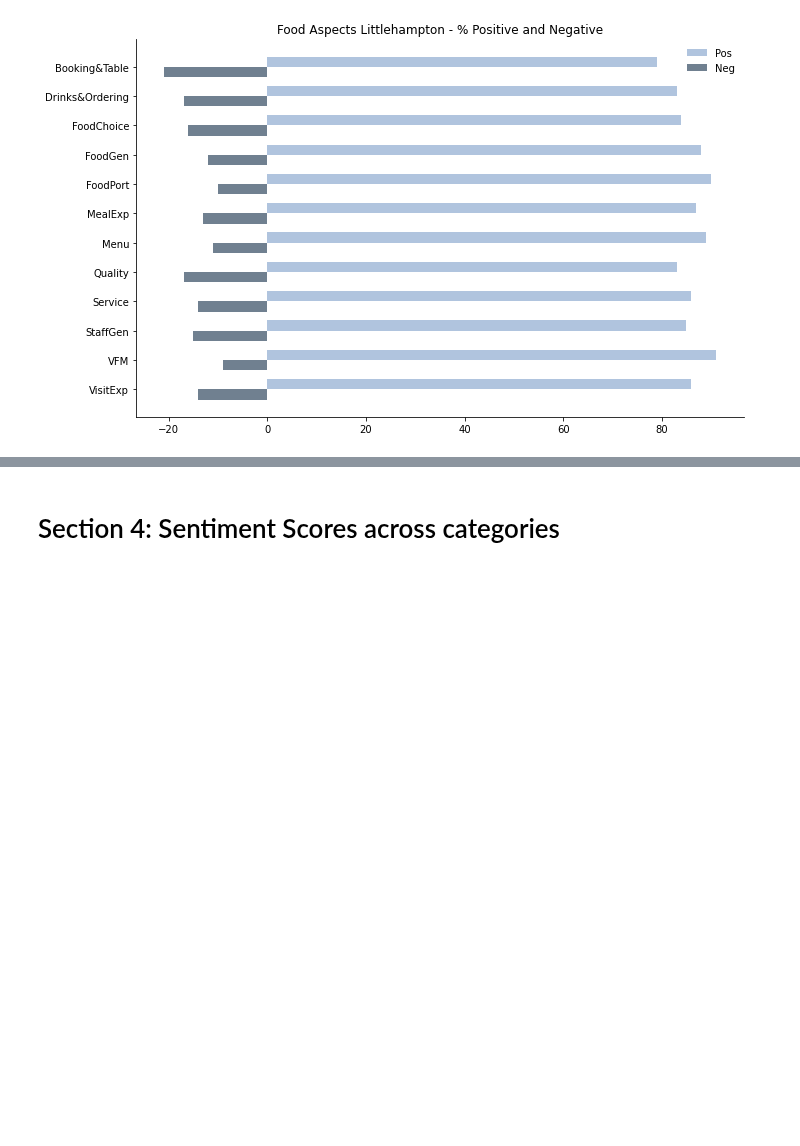
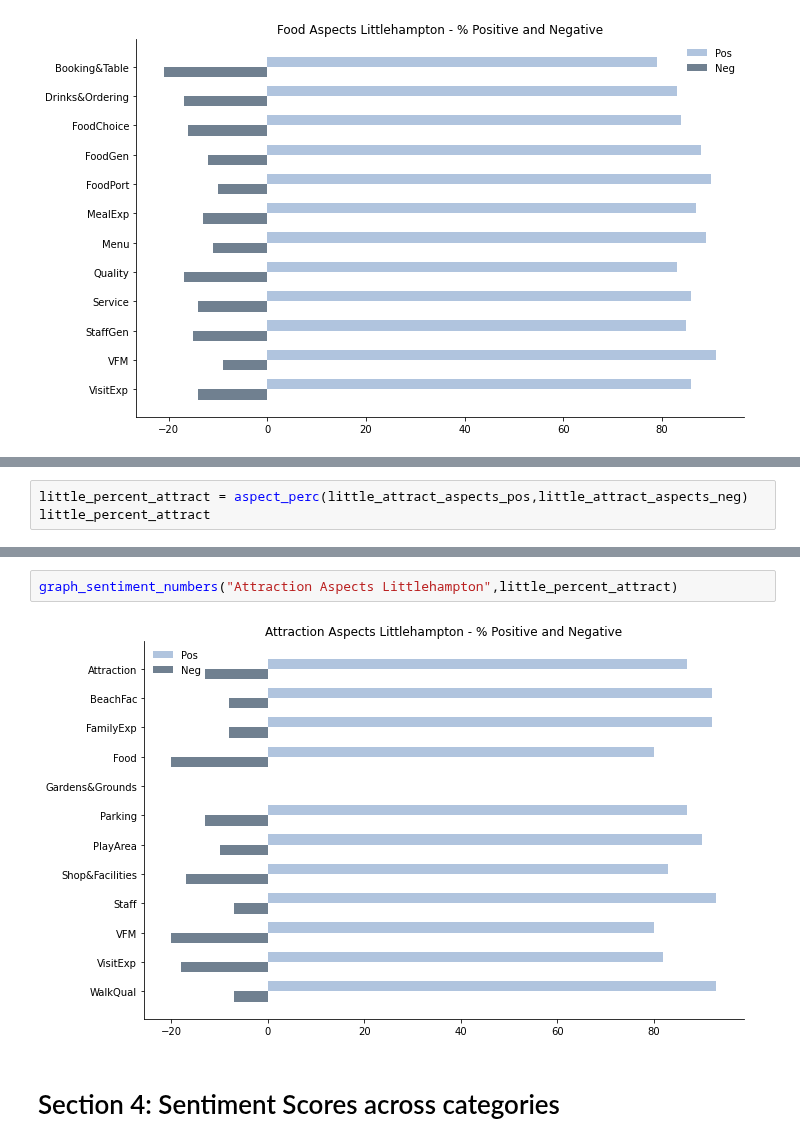
Before and after one commit to Auckland68/Arun-Travel-Reviews-Analysis, a Jupyter notebook: TopicModels/Notebook11VisualisingTopicModelResults.ipynb, the cells around one changed output, grey strips where cells are left out. Drawn from its saved outputs; the diff is of its cells as text; blank space fills up the shorter version.

```diff
--- a/TopicModels/Notebook11VisualisingTopicModelResults.ipynb
+++ b/TopicModels/Notebook11VisualisingTopicModelResults.ipynb
@@ -354,0 +435,3 @@ graph_sentiment_numbers("Food Aspects Littlehampton",little_percent_food)
+# %%
+little_percent_attract = aspect_perc(little_attract_aspects_pos,little_attract_aspects_neg)
+little_percent_attract
@@ -355,3 +452,7 @@ graph_sentiment_numbers("Food Aspects Littlehampton",little_percent_food)
+# %%
+graph_sentiment_numbers("Attraction Aspects Littlehampton",little_percent_attract)
+# %% [output]
+[figure, added]
 # %% [markdown]
 # Section 4: Sentiment Scores across categories
 # %% [markdown]
```
Also changed, not shown: parts of 13 cells of this notebook.
